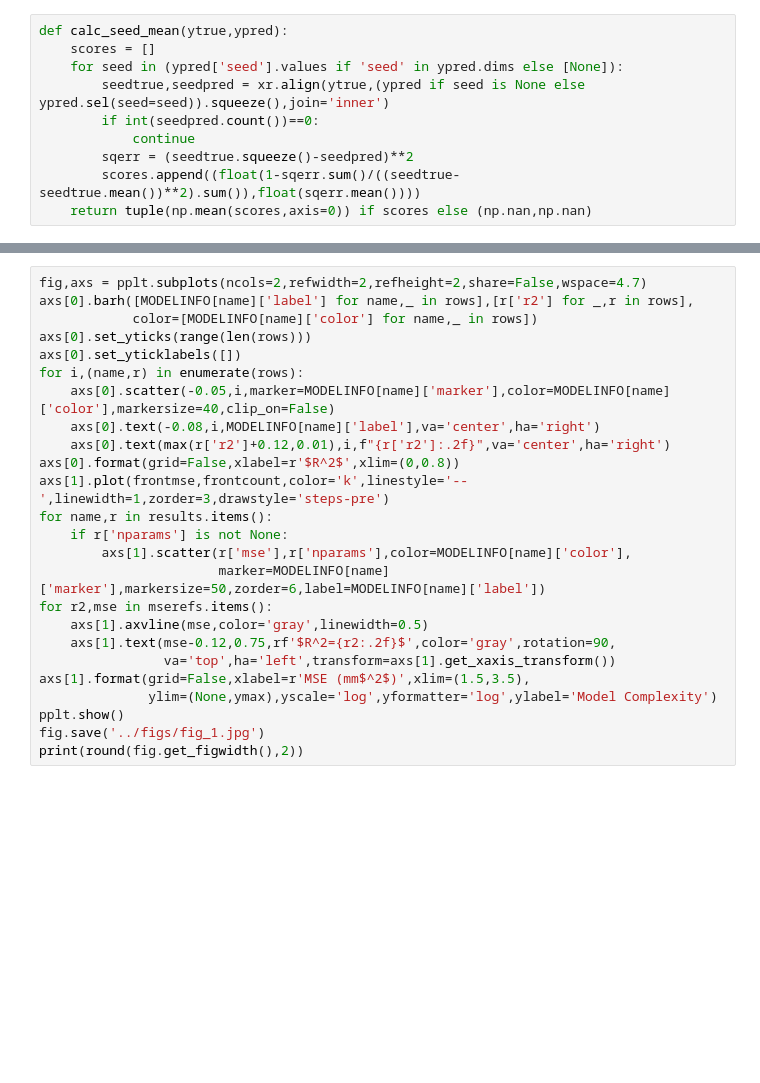
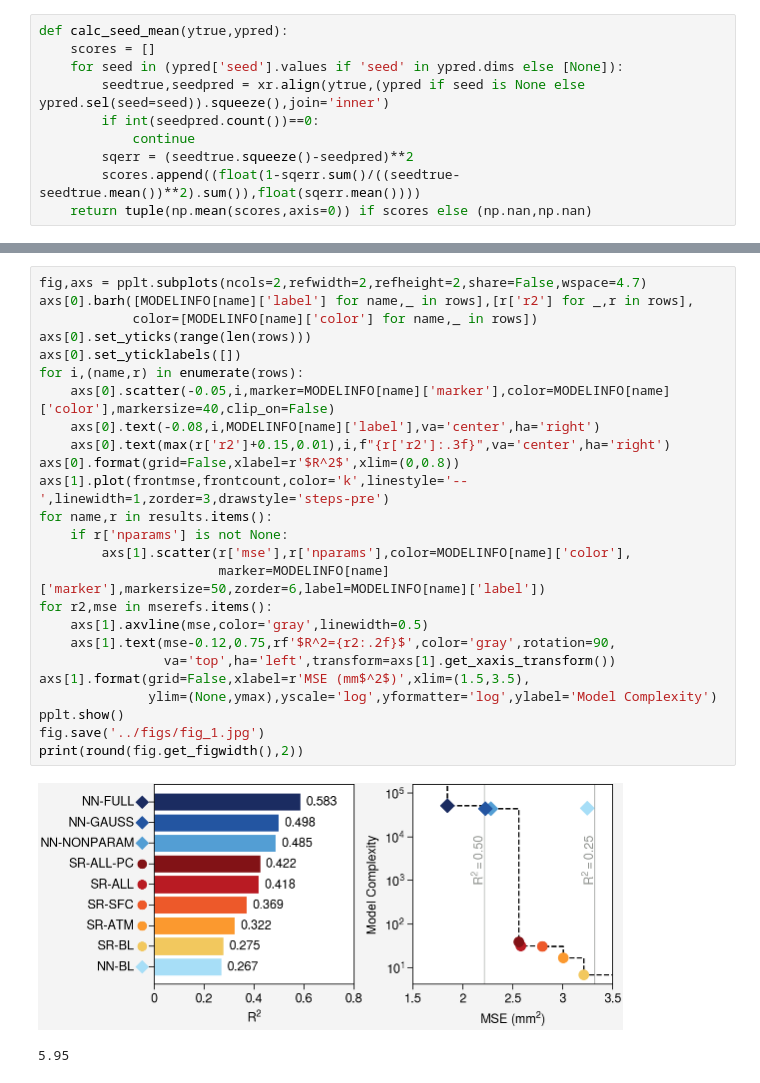
Before and after one commit to savannahferretti/monsoon-discovery, a Jupyter notebook: notebooks/pareto.ipynb, the cells around one changed output, grey strips where cells are left out. Cells and saved outputs as stored; diff of their text form; blank space fills up the shorter version.

```diff
--- a/notebooks/pareto.ipynb
+++ b/notebooks/pareto.ipynb
@@ -94,25 +94,28 @@ KeyError: 'refcomplexity'
 # %%
 fig,axs = pplt.subplots(ncols=2,refwidth=2,refheight=2,share=False,wspace=4.7)
 axs[0].barh([MODELINFO[name]['label'] for name,_ in rows],[r['r2'] for _,r in rows],
             color=[MODELINFO[name]['color'] for name,_ in rows])
 axs[0].set_yticks(range(len(rows)))
 axs[0].set_yticklabels([])
 for i,(name,r) in enumerate(rows):
     axs[0].scatter(-0.05,i,marker=MODELINFO[name]['marker'],color=MODELINFO[name]['color'],markersize=40,clip_on=False)
     axs[0].text(-0.08,i,MODELINFO[name]['label'],va='center',ha='right')
-    axs[0].text(max(r['r2']+0.12,0.01),i,f"{r['r2']:.2f}",va='center',ha='right')
+    axs[0].text(max(r['r2']+0.15,0.01),i,f"{r['r2']:.3f}",va='center',ha='right')
 axs[0].format(grid=False,xlabel=r'$R^2$',xlim=(0,0.8))
 axs[1].plot(frontmse,frontcount,color='k',linestyle='--',linewidth=1,zorder=3,drawstyle='steps-pre')
 for name,r in results.items():
     if r['nparams'] is not None:
         axs[1].scatter(r['mse'],r['nparams'],color=MODELINFO[name]['color'],
                        marker=MODELINFO[name]['marker'],markersize=50,zorder=6,label=MODELINFO[name]['label'])
 for r2,mse in mserefs.items():
     axs[1].axvline(mse,color='gray',linewidth=0.5)
     axs[1].text(mse-0.12,0.75,rf'$R^2={r2:.2f}$',color='gray',rotation=90,
                 va='top',ha='left',transform=axs[1].get_xaxis_transform())
 axs[1].format(grid=False,xlabel=r'MSE (mm$^2$)',xlim=(1.5,3.5),
               ylim=(None,ymax),yscale='log',yformatter='log',ylabel='Model Complexity')
 pplt.show()
 fig.save('../figs/fig_1.jpg')
 print(round(fig.get_figwidth(),2))
+# %% [output]
+[figure, added]
+5.95
```
Also changed, not shown: parts of 1 cell of this notebook, 6 other files.
